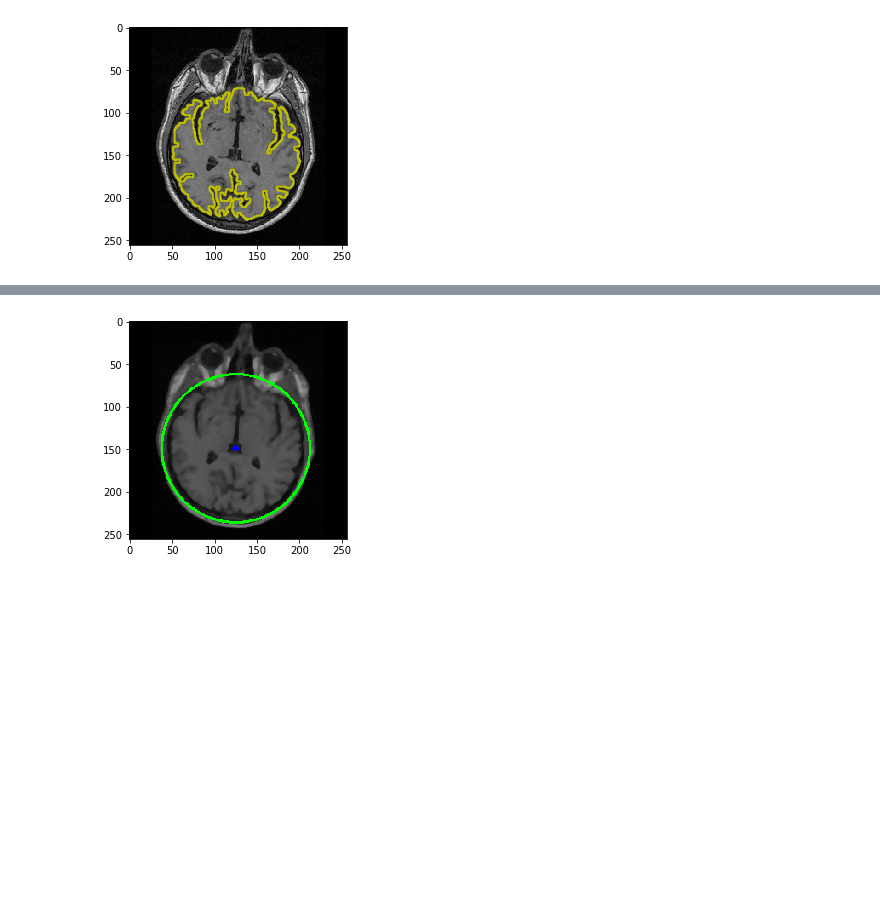
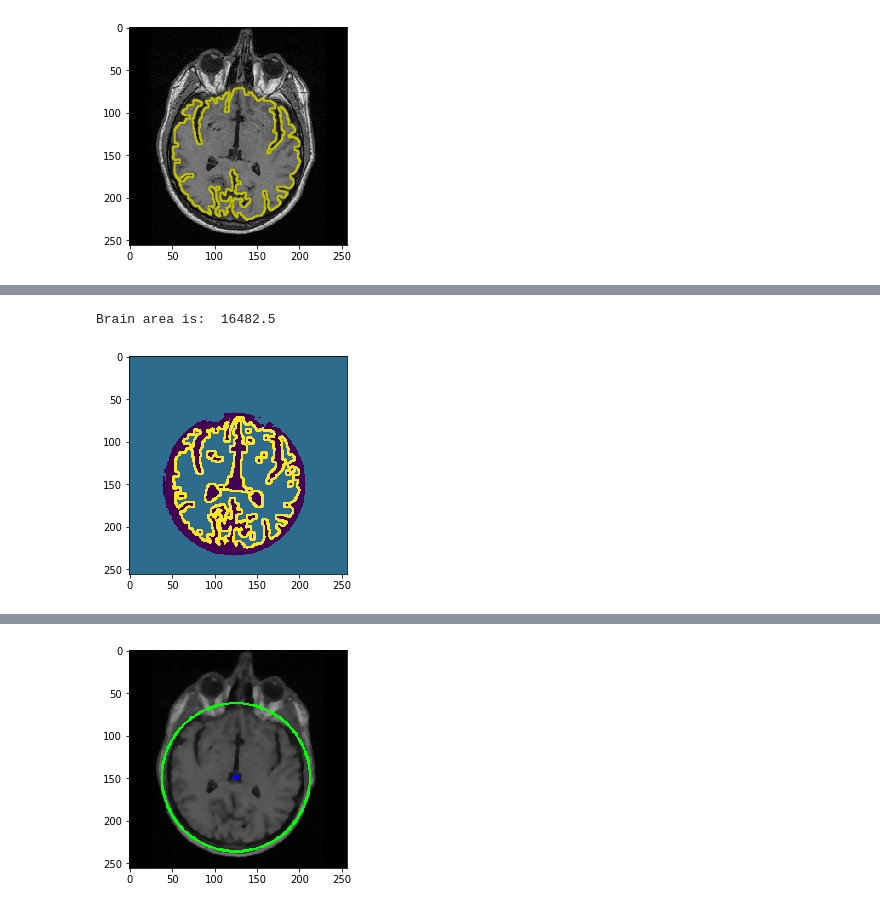
Before and after one commit to Jiang15/Image_analysis_and_pattern-recognition, a Jupyter notebook: Lab 1/lab_01_segmentation.ipynb, the cells around one changed output, grey strips where cells are left out. Cells and saved outputs as stored; diff of their text form; code cells hidden in the pictures; blank space fills up the shorter version.

```diff
--- a/Lab 1/lab_01_segmentation.ipynb
+++ b/Lab 1/lab_01_segmentation.ipynb
@@ -213,0 +237,29 @@ plt.show()
+# %%
+# Find the contour of the brain with opencv (https://towardsdatascience.com/computer-vision-for-beginners-part-4-64a8d9856208)
+img = brain_processing.copy()
+contours, hierarchy = cv2.findContours(
+                                   image = img,
+                                   mode = cv2.RETR_TREE,
+                                   method = cv2.CHAIN_APPROX_SIMPLE)
+
+# Sort the contours
+contours = sorted(contours, key = cv2.contourArea, reverse = True)
+# print(len(contours)) # 29
+contours = contours[2:22];
+# we are interested to contours[2] (brain), details of brain: contours[3], contours[4], contours[5], contours[6], ... contours[20] --> just select brain
+
+# Draw the contour
+img_copy = img.copy()
+final = cv2.drawContours(img_copy, contours, contourIdx = -1,
+                         color = (255, 0, 0), thickness = 2)
+plt.imshow(img_copy)
+
+# The area of contours
+area_brain_tot = 0;
+for i in range(len(contours)):
+    area_brain_tot = area_brain_tot + cv2.contourArea(contours[i])
+
+print("Brain area is: ", area_brain_tot)
+# %% [output]
+Brain area is:  16482.5
+[figure, added]
```
Also changed, not shown: parts of 3 cells of this notebook.
